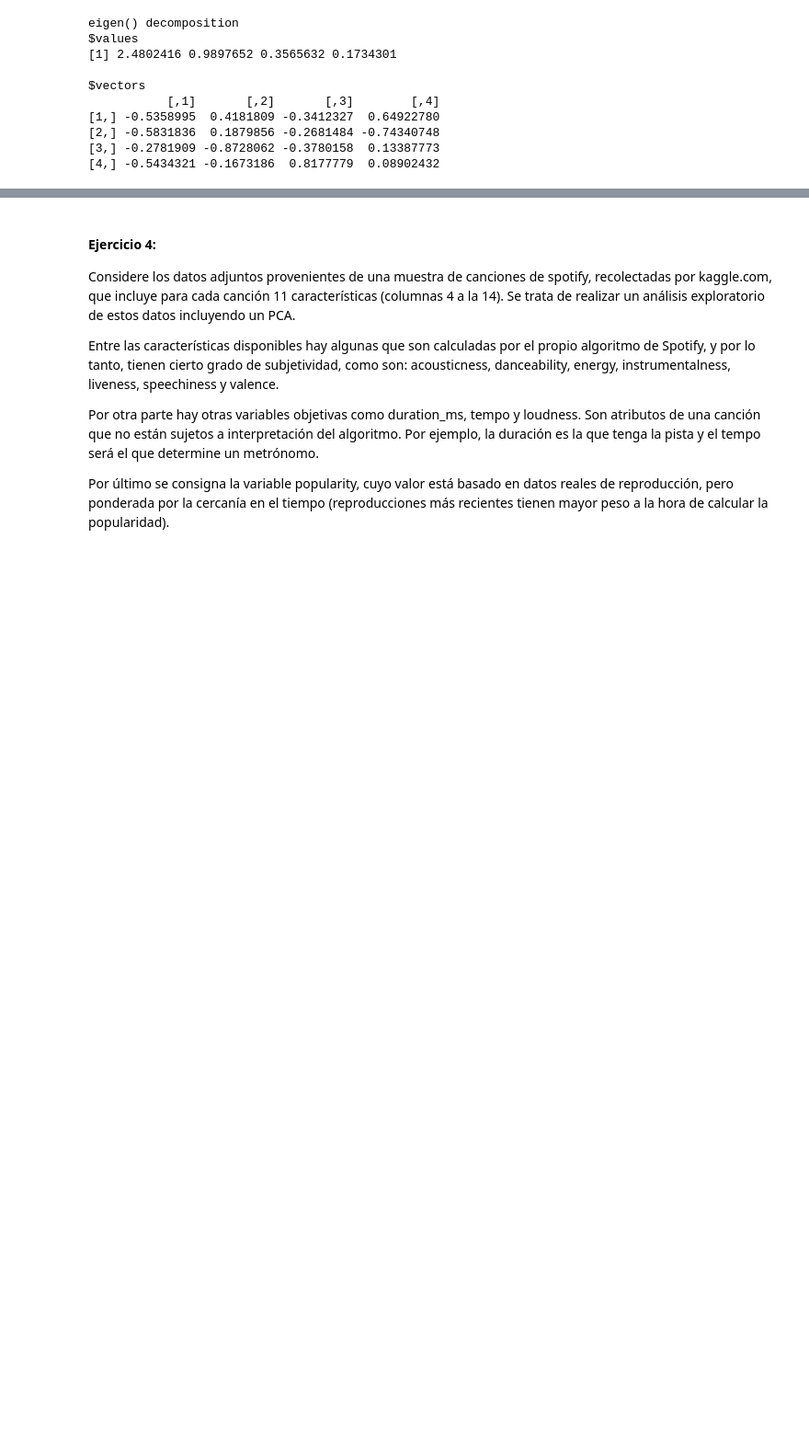
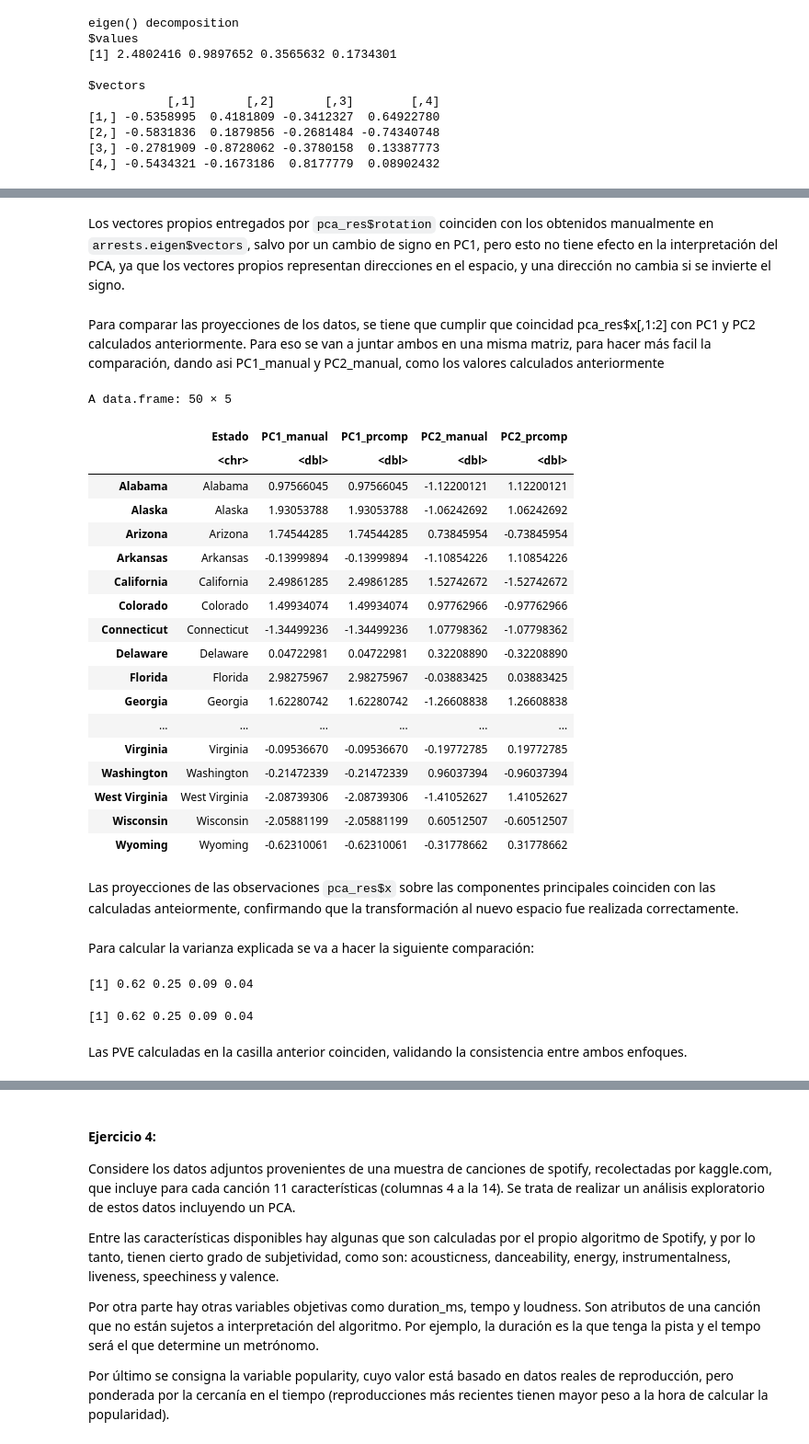
Before and after one commit to jorge-25/PCA, a Jupyter notebook: PCA/PCA.ipynb, the cells around one changed output, grey strips where cells are left out. Shown at 92% size. Cells and saved outputs as stored; diff of their text form; code cells hidden in the pictures; blank space fills up the shorter version.

```diff
--- a/PCA/PCA.ipynb
+++ b/PCA/PCA.ipynb
@@ -328,0 +373,46 @@ Tanto como la función prcomp y los valores calculados anteriormente y guardados
+# %% [markdown]
+Los vectores propios entregados por `pca_res$rotation` coinciden con los obtenidos manualmente en `arrests.eigen$vectors`, salvo por un cambio de signo en PC1, pero esto no tiene efecto en la interpretación del PCA, ya que los vectores propios representan direcciones en el espacio, y una dirección no cambia si se invierte el signo.
+# %% [markdown]
+Para comparar las proyecciones de los datos, se tiene que cumplir que coincidad pca_res\$x[,1:2] con PC1 y PC2 calculados anteriormente. Para eso se van a juntar ambos en una misma matriz, para hacer más facil la comparación, dando asi PC1_manual y PC2_manual, como los valores calculados anteriormente
+# %%
+comparacion <- data.frame(
+  Estado = rownames(USArrests),
+  PC1_manual = PC1,
+  PC1_prcomp = pca_res$x[,1],
+  PC2_manual = PC2,
+  PC2_prcomp = pca_res$x[,2]
+)
+
+View(comparacion)
+# %% [output]
+A data.frame: 50 × 5
+|  | Estado | PC1_manual | PC1_prcomp | PC2_manual | PC2_prcomp |
+|  | <chr> | <dbl> | <dbl> | <dbl> | <dbl> |
+| Alabama | Alabama | 0.97566045 | 0.97566045 | -1.12200121 | 1.12200121 |
+| Alaska | Alaska | 1.93053788 | 1.93053788 | -1.06242692 | 1.06242692 |
+| Arizona | Arizona | 1.74544285 | 1.74544285 | 0.73845954 | -0.73845954 |
+| Arkansas | Arkansas | -0.13999894 | -0.13999894 | -1.10854226 | 1.10854226 |
+| California | California | 2.49861285 | 2.49861285 | 1.52742672 | -1.52742672 |
+| Colorado | Colorado | 1.49934074 | 1.49934074 | 0.97762966 | -0.97762966 |
+| Connecticut | Connecticut | -1.34499236 | -1.34499236 | 1.07798362 | -1.07798362 |
+| Delaware | Delaware | 0.04722981 | 0.04722981 | 0.32208890 | -0.32208890 |
+| Florida | Florida | 2.98275967 | 2.98275967 | -0.03883425 | 0.03883425 |
+| Georgia | Georgia | 1.62280742 | 1.62280742 | -1.26608838 | 1.26608838 |
+| ... | ... | ... | ... | ... | ... |
+| Virginia | Virginia | -0.09536670 | -0.09536670 | -0.19772785 | 0.19772785 |
+| Washington | Washington | -0.21472339 | -0.21472339 | 0.96037394 | -0.96037394 |
+| West Virginia | West Virginia | -2.08739306 | -2.08739306 | -1.41052627 | 1.41052627 |
+| Wisconsin | Wisconsin | -2.05881199 | -2.05881199 | 0.60512507 | -0.60512507 |
+| Wyoming | Wyoming | -0.62310061 | -0.62310061 | -0.31778662 | 0.31778662 |
+# %% [markdown]
+Las proyecciones de las observaciones `pca_res$x` sobre las componentes principales coinciden con las calculadas anteiormente, confirmando que la transformación al nuevo espacio fue realizada correctamente.
+# %% [markdown]
+Para calcular la varianza explicada se va a hacer la siguiente comparación:
+# %%
+round((pca_res$sdev^2 / sum(pca_res$sdev^2)), 2)
+round(PVE, 2)
+# %% [output]
+[1] 0.62 0.25 0.09 0.04
+[1] 0.62 0.25 0.09 0.04
+# %% [markdown]
+Las PVE calculadas en la casilla anterior coinciden, validando la consistencia entre ambos enfoques.
```
Also changed, not shown: parts of 17 cells of this notebook.
